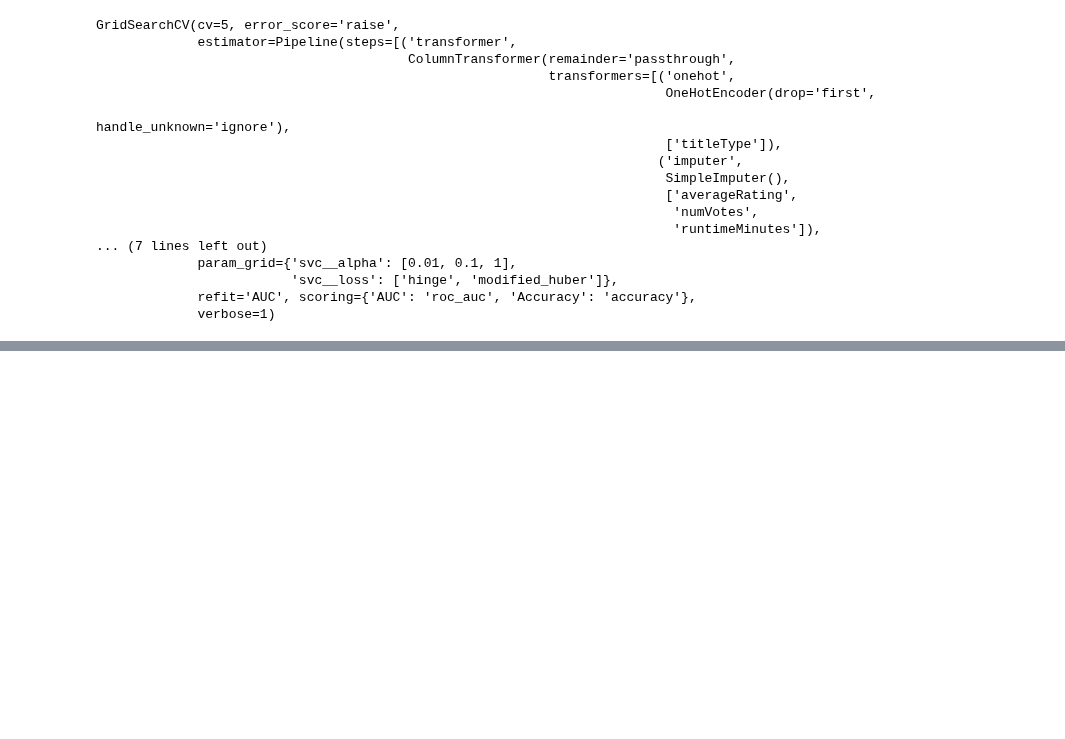
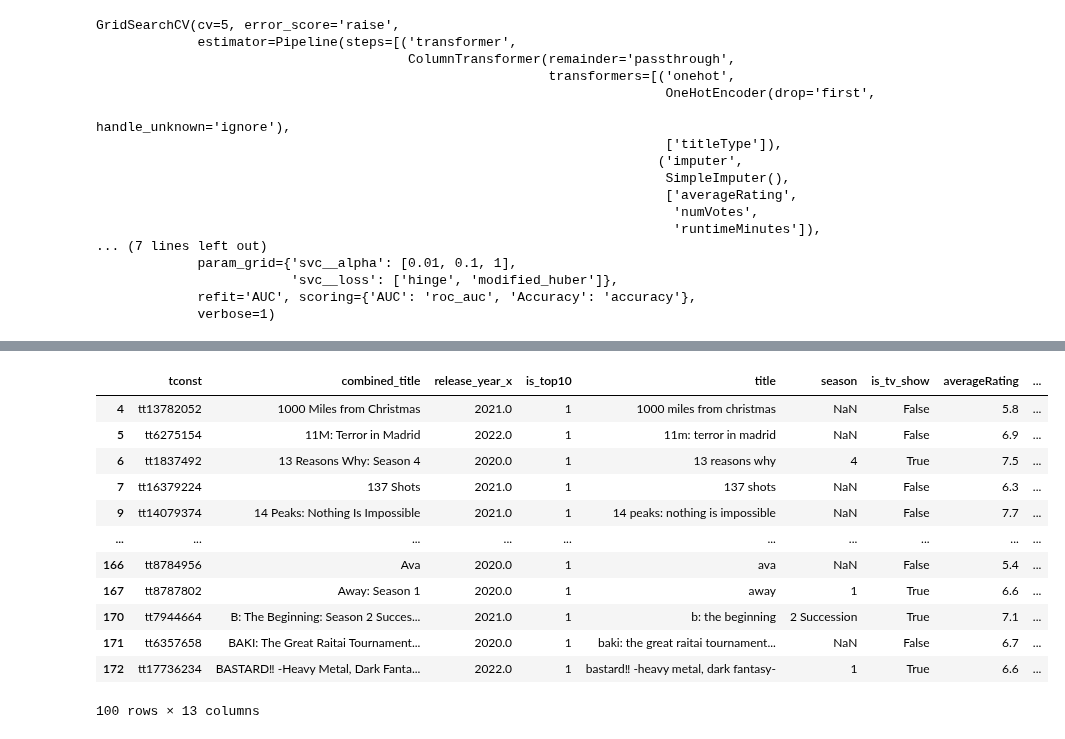
Before and after one commit to Joeyzect/Netflix_ALab_2022, a Jupyter notebook: notebooks/03-joseph-modelingscratch.ipynb, the cells around one changed output, grey strips where cells are left out. Cells and saved outputs as stored; diff of their text form; code cells hidden in the pictures; blank space fills up the shorter version.

```diff
--- a/notebooks/03-joseph-modelingscratch.ipynb
+++ b/notebooks/03-joseph-modelingscratch.ipynb
@@ -302,0 +330,16 @@ coef_df.sort_values(by='coef', ascending=False)
+# %%
+df[df['is_top10']==1]
+# %% [output]
+|  | tconst | combined_title | release_year_x | is_top10 | title | season | is_tv_show | averageRating | ... |
+| 4 | tt13782052 | 1000 Miles from Christmas | 2021.0 | 1 | 1000 miles from christmas | NaN | False | 5.8 | ... |
+| 5 | tt6275154 | 11M: Terror in Madrid | 2022.0 | 1 | 11m: terror in madrid | NaN | False | 6.9 | ... |
+| 6 | tt1837492 | 13 Reasons Why: Season 4 | 2020.0 | 1 | 13 reasons why | 4 | True | 7.5 | ... |
+| 7 | tt16379224 | 137 Shots | 2021.0 | 1 | 137 shots | NaN | False | 6.3 | ... |
+| 9 | tt14079374 | 14 Peaks: Nothing Is Impossible | 2021.0 | 1 | 14 peaks: nothing is impossible | NaN | False | 7.7 | ... |
+| ... | ... | ... | ... | ... | ... | ... | ... | ... | ... |
+| 166 | tt8784956 | Ava | 2020.0 | 1 | ava | NaN | False | 5.4 | ... |
+| 167 | tt8787802 | Away: Season 1 | 2020.0 | 1 | away | 1 | True | 6.6 | ... |
+| 170 | tt7944664 | B: The Beginning: Season 2 Succes... | 2021.0 | 1 | b: the beginning | 2 Succession | True | 7.1 | ... |
+| 171 | tt6357658 | BAKI: The Great Raitai Tournament... | 2020.0 | 1 | baki: the great raitai tournament... | NaN | False | 6.7 | ... |
+| 172 | tt17736234 | BASTARD‼ -Heavy Metal, Dark Fanta... | 2022.0 | 1 | bastard‼ -heavy metal, dark fantasy- | 1 | True | 6.6 | ... |
+100 rows × 13 columns
```
Also changed, not shown: parts of 10 cells of this notebook, 2 other files.
